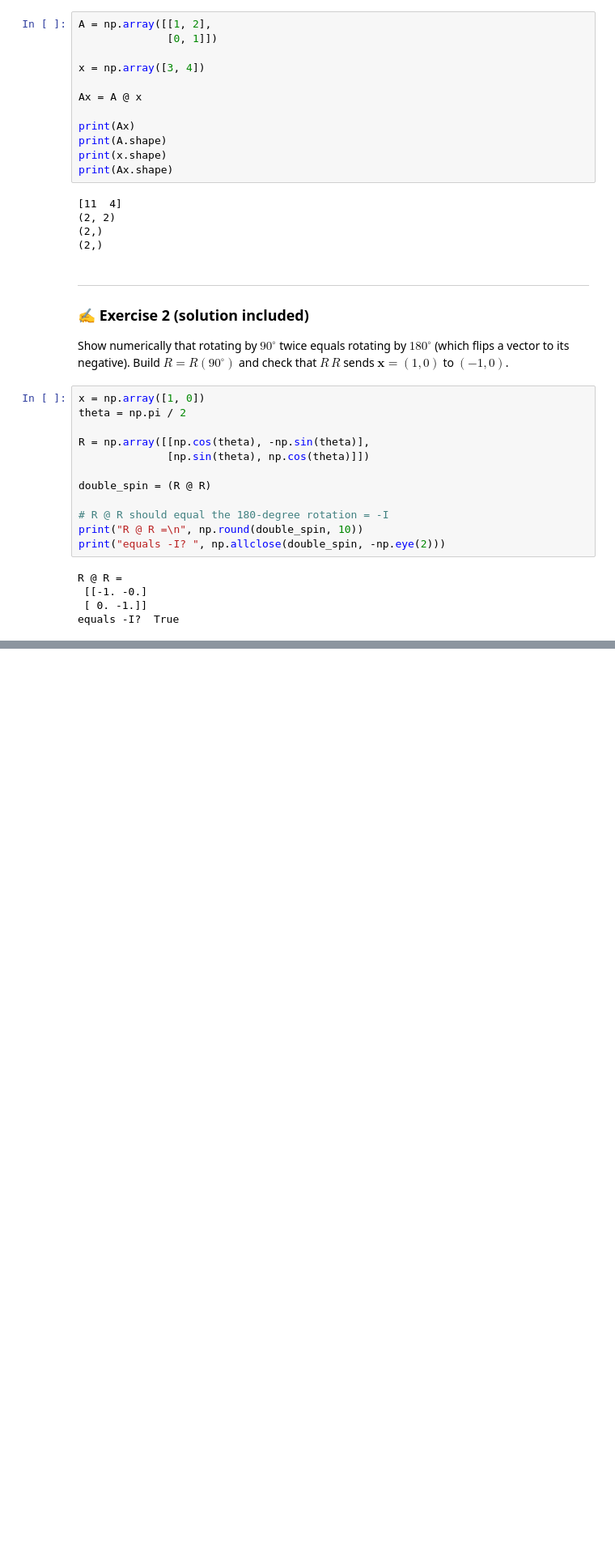
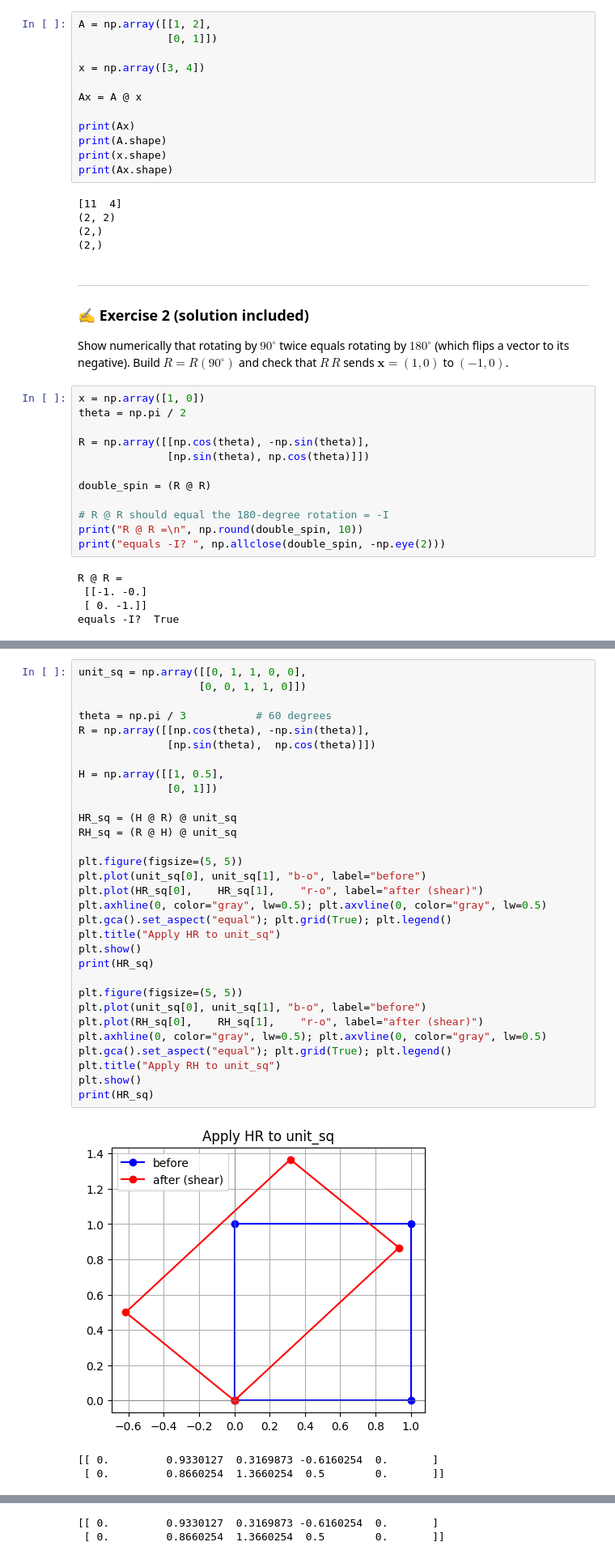
Before and after one commit to JayZeus999/Math-For-ML, a Jupyter notebook: cto-school/04a_matrices.ipynb, the cells around one changed output, grey strips where cells are left out. Shown at 81% size. Saved outputs shown, nothing was run; the diff lists cells and outputs as text; blank space fills up the shorter version.

```diff
--- a/cto-school/04a_matrices.ipynb
+++ b/cto-school/04a_matrices.ipynb
@@ -417,0 +493,35 @@ equals -I?  True
+# %%
+unit_sq = np.array([[0, 1, 1, 0, 0],
+                   [0, 0, 1, 1, 0]])
+
+theta = np.pi / 3           # 60 degrees
+R = np.array([[np.cos(theta), -np.sin(theta)],
+              [np.sin(theta),  np.cos(theta)]])
+
+H = np.array([[1, 0.5],
+              [0, 1]])
+
+HR_sq = (H @ R) @ unit_sq
+RH_sq = (R @ H) @ unit_sq
+
+plt.figure(figsize=(5, 5))
+plt.plot(unit_sq[0], unit_sq[1], "b-o", label="before")
+plt.plot(HR_sq[0],    HR_sq[1],    "r-o", label="after (shear)")
+plt.axhline(0, color="gray", lw=0.5); plt.axvline(0, color="gray", lw=0.5)
+plt.gca().set_aspect("equal"); plt.grid(True); plt.legend()
+plt.title("Apply HR to unit_sq")
+plt.show()
+print(HR_sq)
+
+plt.figure(figsize=(5, 5))
+plt.plot(unit_sq[0], unit_sq[1], "b-o", label="before")
+plt.plot(RH_sq[0],    RH_sq[1],    "r-o", label="after (shear)")
+plt.axhline(0, color="gray", lw=0.5); plt.axvline(0, color="gray", lw=0.5)
+plt.gca().set_aspect("equal"); plt.grid(True); plt.legend()
+plt.title("Apply RH to unit_sq")
+plt.show()
+print(HR_sq)
+# %% [output]
+[figure, added]
+[[ 0.         0.9330127  0.3169873 -0.6160254  0.       ]
+ [ 0.         0.8660254  1.3660254  0.5        0.       ]]
@@ -417,0 +529,2 @@ equals -I?  True
+[[ 0.         0.9330127  0.3169873 -0.6160254  0.       ]
+ [ 0.         0.8660254  1.3660254  0.5        0.       ]]
```
Also changed, not shown: parts of 9 cells of this notebook.
